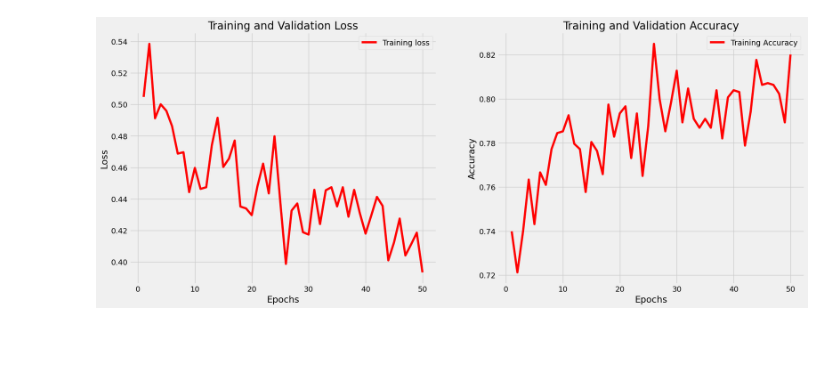
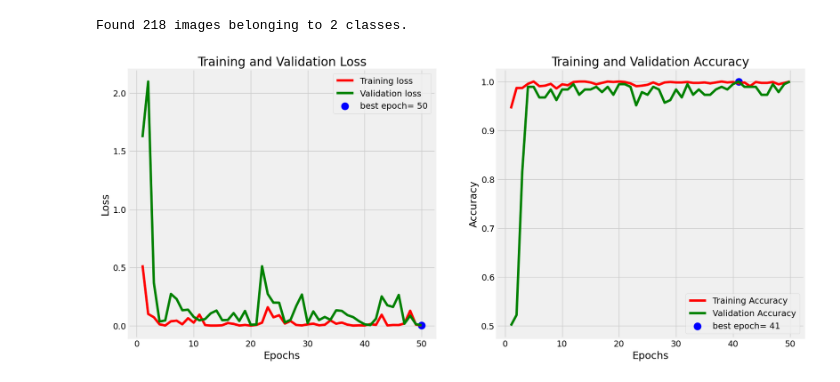
Before and after one commit to Srijan-CdGd/Eye_detectionn_DL_model, a Jupyter notebook: image_data_gen.ipynb, the cells around one changed output. Drawn from its saved outputs; the diff is of its cells as text; code cells hidden in the pictures; blank space fills up the shorter version.

Commit message:
99 accuracy

```diff
--- a/image_data_gen.ipynb
+++ b/image_data_gen.ipynb
@@ -28,6 +66,6 @@ Found 1234 images belonging to 2 classes.
 # %%
 resnet_model = tf.keras.applications.resnet50.ResNet50(include_top=False, weights='imagenet', classes = 2, input_shape = (128,128,3))
-resnet_model.trainable = False
+resnet_model.trainable = True
 resnet_model.summary()
 # %% [output]
 Model: "resnet50"
@@ -108,5 +136,12 @@ Non-trainable params: 23,587,712
 _________________________________________________________________
 # %%
-history = model.fit(train_generator, epochs=50, shuffle=True)
+history = model.fit(
+    train_generator,
+    epochs=50,
+    shuffle=True,
+    steps_per_epoch=len(train_generator),
+    validation_data=val_generator,
+    validation_steps=len(val_generator),
+)
 # %% [output]
 Epoch 1/50
@@ -130,43 +164,51 @@ KeyboardInterrupt:
+# %%
+test_generator = test_gen.flow_from_directory(
+    '/content/drive/MyDrive/dataset/Dataset for Train test/test',
+    target_size=(128,128),
+    batch_size=4,
+    color_mode='rgb',
+    class_mode='categorical',
+)
+# %% [output]
+Found 218 images belonging to 2 classes.
 # %%
-import matplotlib.pyplot as plt
-
 # Define needed variables
 tr_acc = history.history['accuracy']
 tr_loss = history.history['loss']
-# val_acc = history.history['val_accuracy']
-# val_loss = history.history['val_loss']
-# index_loss = np.argmin(val_loss)
-# val_lowest = val_loss[index_loss]
-# index_acc = np.argmax(val_acc)
-# acc_highest = val_acc[index_acc]
+val_acc = history.history['val_accuracy']
+val_loss = history.history['val_loss']
+index_loss = np.argmin(val_loss)
+val_lowest = val_loss[index_loss]
+index_acc = np.argmax(val_acc)
+acc_highest = val_acc[index_acc]
 Epochs = [i+1 for i in range(len(tr_acc))]
-# loss_label = f'best epoch= {str(index_loss + 1)}'
-# acc_label = f'best epoch= {str(index_acc + 1)}'
+loss_label = f'best epoch= {str(index_loss + 1)}'
+acc_label = f'best epoch= {str(index_acc + 1)}'
 
 # Plot training history
 plt.figure(figsize= (20, 8))
 plt.style.use('fivethirtyeight')
 
 plt.subplot(1, 2, 1)
 plt.plot(Epochs, tr_loss, 'r', label= 'Training loss')
-# plt.plot(Epochs, val_loss, 'g', label= 'Validation loss')
-# plt.scatter(index_loss + 1, val_lowest, s= 150, c= 'blue', label= loss_label)
+plt.plot(Epochs, val_loss, 'g', label= 'Validation loss')
+plt.scatter(index_loss + 1, val_lowest, s= 150, c= 'blue', label= loss_label)
 plt.title('Training and Validation Loss')
 plt.xlabel('Epochs')
 plt.ylabel('Loss')
 plt.legend()
 
 plt.subplot(1, 2, 2)
 plt.plot(Epochs, tr_acc, 'r', label= 'Training Accuracy')
-# plt.plot(Epochs, val_acc, 'g', label= 'Validation Accuracy')
-# plt.scatter(index_acc + 1 , acc_highest, s= 150, c= 'blue', label= acc_label)
+plt.plot(Epochs, val_acc, 'g', label= 'Validation Accuracy')
+plt.scatter(index_acc + 1 , acc_highest, s= 150, c= 'blue', label= acc_label)
 plt.title('Training and Validation Accuracy')
 plt.xlabel('Epochs')
 plt.ylabel('Accuracy')
 plt.legend()
 
 plt.tight_layout
 plt.show()
 # %% [output]
-[figure, old version]
+[figure, new version]
 # %%
```
Also changed, not shown: parts of 19 cells of this notebook.
